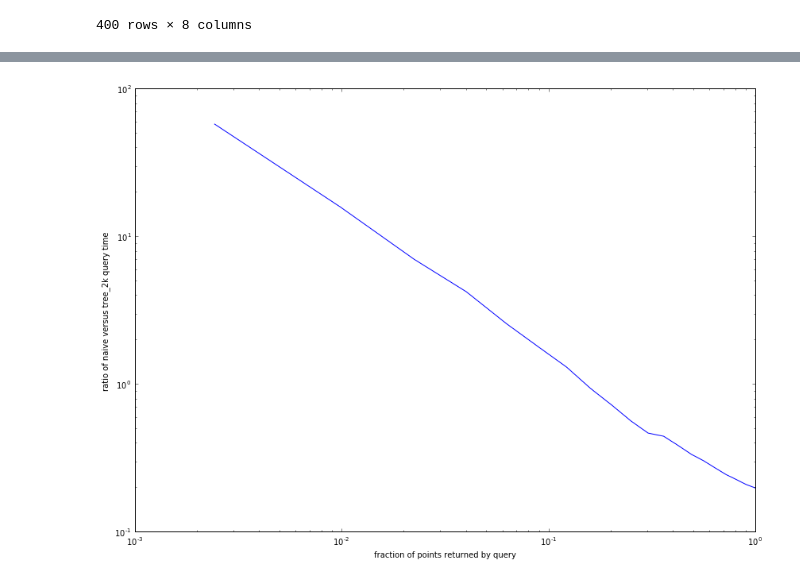
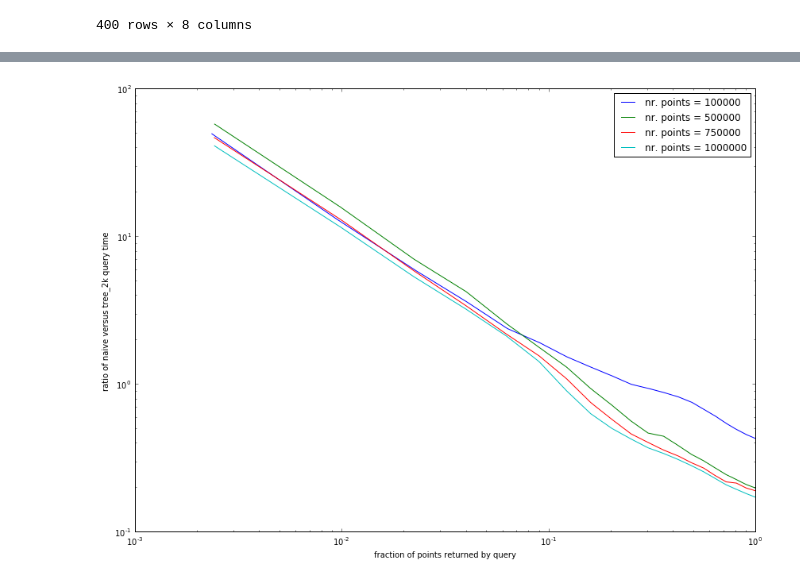
Before and after one commit to gjbex/training-material, a Jupyter notebook: C/Tree_2k/benchmark/scaling_overhead.ipynb, the cells around one changed output, grey strips where cells are left out. Drawn from its saved outputs; the diff is of its cells as text; code cells hidden in the pictures.

Commit message:
Improved scaling plot

```diff
--- a/C/Tree_2k/benchmark/scaling_overhead.ipynb
+++ b/C/Tree_2k/benchmark/scaling_overhead.ipynb
@@ -26,12 +26,18 @@ scaling
 | 399 | 1000000 | 10 | 0.032588 | 1.00 | 1000000 | 0.177381 | 1000000 | 0.030475 |
 400 rows × 8 columns
 # %%
-def plot_query_size_eff(nr_points):
+def plot_query_size_eff(scaling, point_nrs):
     plt.figure(figsize=(14, 10))
     plt.xscale('log')
     plt.xlabel('fraction of points returned by query')
     plt.yscale('log')
     plt.ylabel('ratio of naive versus tree_2k query time')
-    sel = scaling.nr_points == nr_points
-    plt.plot(scaling[sel]['nr_results']/scaling[sel]['nr_points'],
-             scaling[sel]['n_q_time']/scaling[sel]['q_time']);
+    data = []
+    legend_keys = []
+    for nr_points in point_nrs:
+        sel = scaling.nr_points == nr_points
+        data.extend([scaling[sel]['nr_results']/scaling[sel]['nr_points'],
+                     scaling[sel]['n_q_time']/scaling[sel]['q_time'], '-'])
+        legend_keys.append('nr. points = {0:d}'.format(nr_points))
+    plt.plot(*data);
+    plt.legend(legend_keys)
@@ -42,4 +44,4 @@ plot_query_size_eff(50000)
 # %%
-plot_query_size_eff(500000)
+plot_query_size_eff(scaling, [100000, 500000, 750000, 1000000])
 # %% [output]
-[figure, old version]
+[figure, new version]
```
Also changed, not shown: parts of 2 cells of this notebook.
